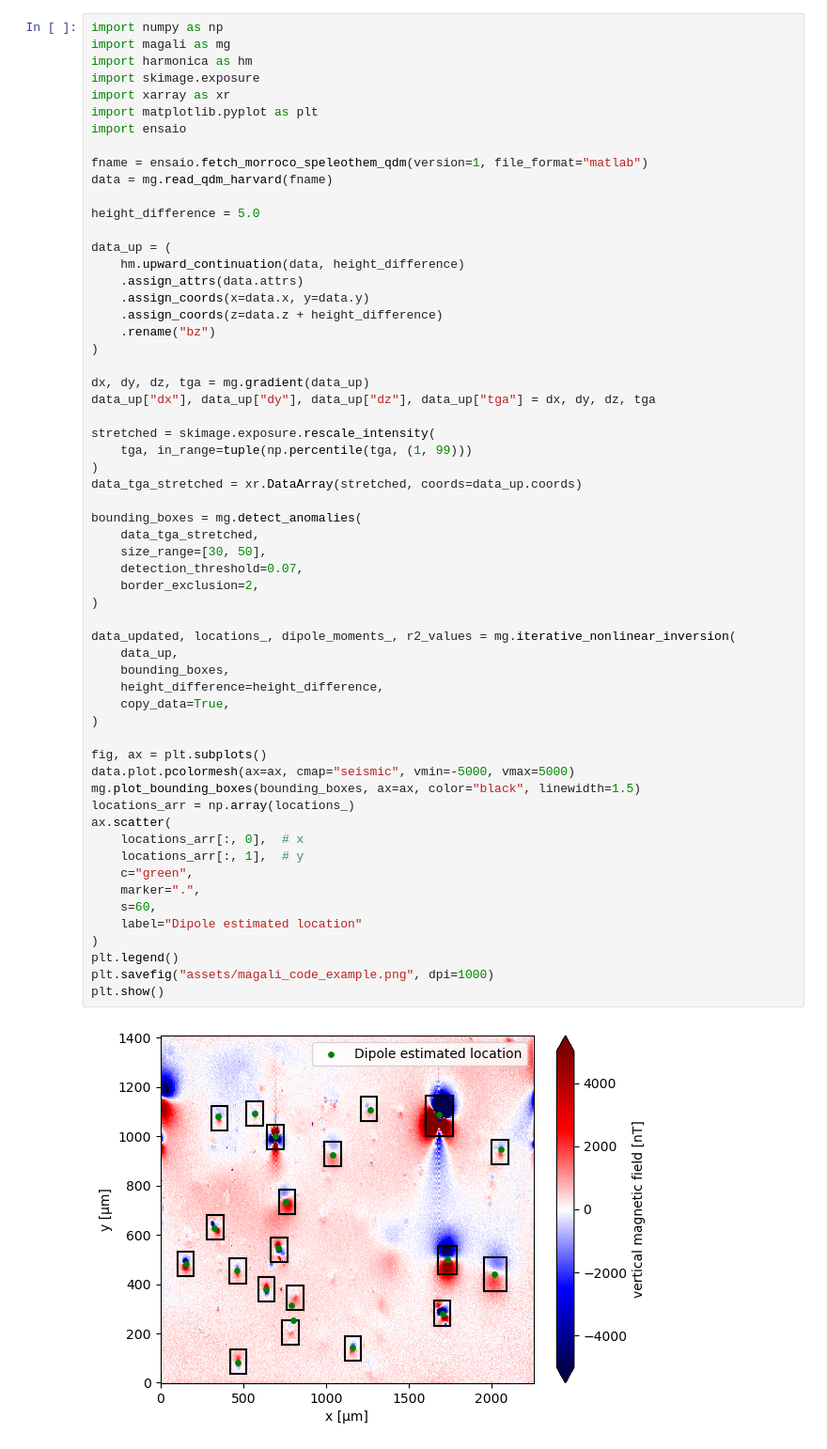
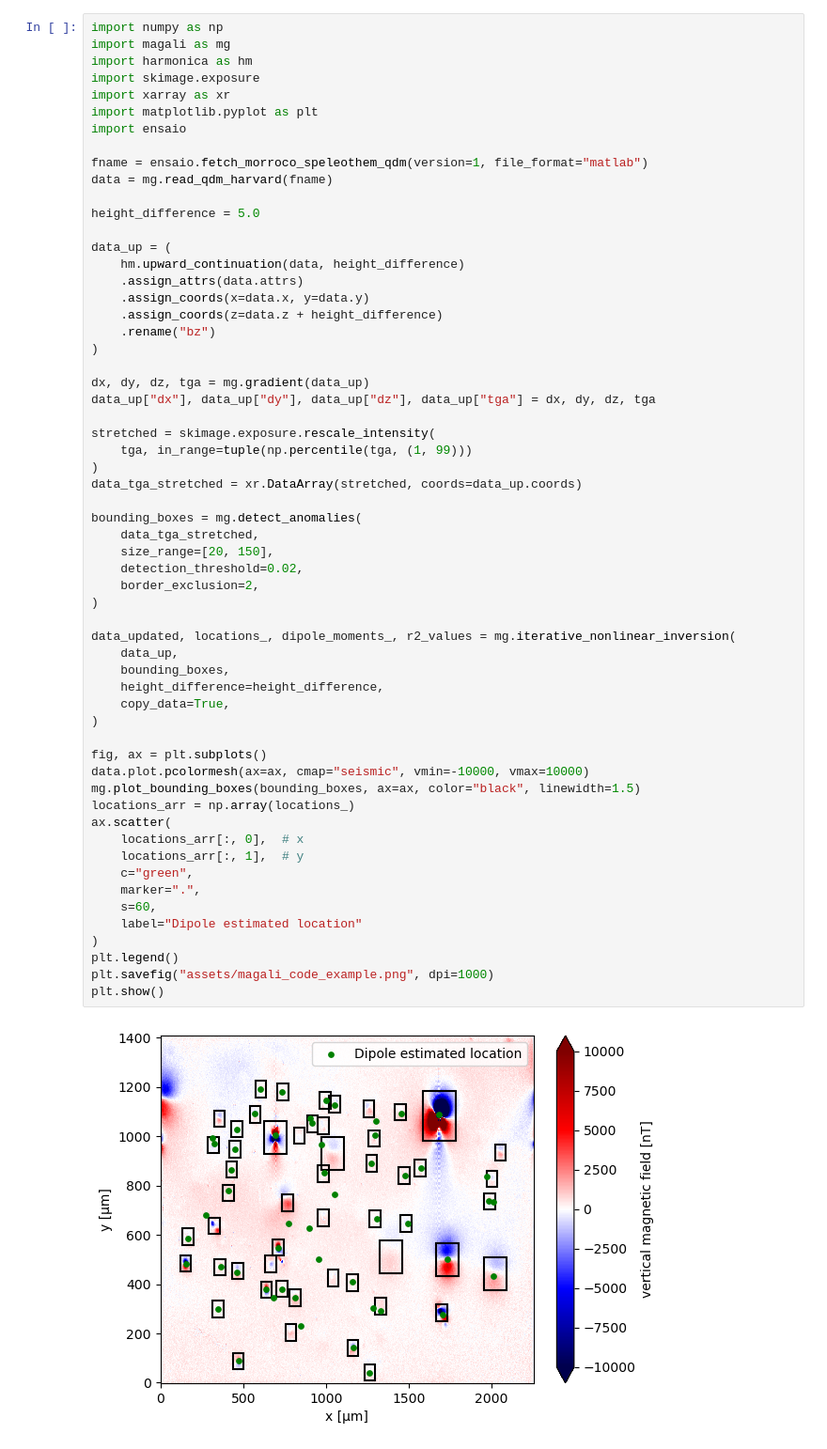
Before and after one commit to YagoMCastro/latinmag-magali-presentation, a Jupyter notebook: iterative_inversion.ipynb, the cells around one changed output. Shown at 94% size. Cells and saved outputs as stored; diff of their text form.

```diff
--- a/iterative_inversion.ipynb
+++ b/iterative_inversion.ipynb
@@ -28,34 +28,34 @@ stretched = skimage.exposure.rescale_intensity(
 )
 data_tga_stretched = xr.DataArray(stretched, coords=data_up.coords)
 
 bounding_boxes = mg.detect_anomalies(
     data_tga_stretched,
-    size_range=[30, 50],
-    detection_threshold=0.07,
+    size_range=[20, 150],
+    detection_threshold=0.02,
     border_exclusion=2,
 )
 
 data_updated, locations_, dipole_moments_, r2_values = mg.iterative_nonlinear_inversion(
     data_up,
     bounding_boxes,
     height_difference=height_difference,
     copy_data=True,
 )
 
 fig, ax = plt.subplots()
-data.plot.pcolormesh(ax=ax, cmap="seismic", vmin=-5000, vmax=5000)
+data.plot.pcolormesh(ax=ax, cmap="seismic", vmin=-10000, vmax=10000)
 mg.plot_bounding_boxes(bounding_boxes, ax=ax, color="black", linewidth=1.5)
 locations_arr = np.array(locations_)
 ax.scatter(
     locations_arr[:, 0],  # x
     locations_arr[:, 1],  # y
     c="green",
     marker=".",
     s=60,
     label="Dipole estimated location"
 )
 plt.legend()
 plt.savefig("assets/magali_code_example.png", dpi=1000)
 plt.show()
 # %% [output]
-[figure, old version]
+[figure, new version]
```
Also changed, not shown: parts of 5 cells of this notebook, 6 other files.
